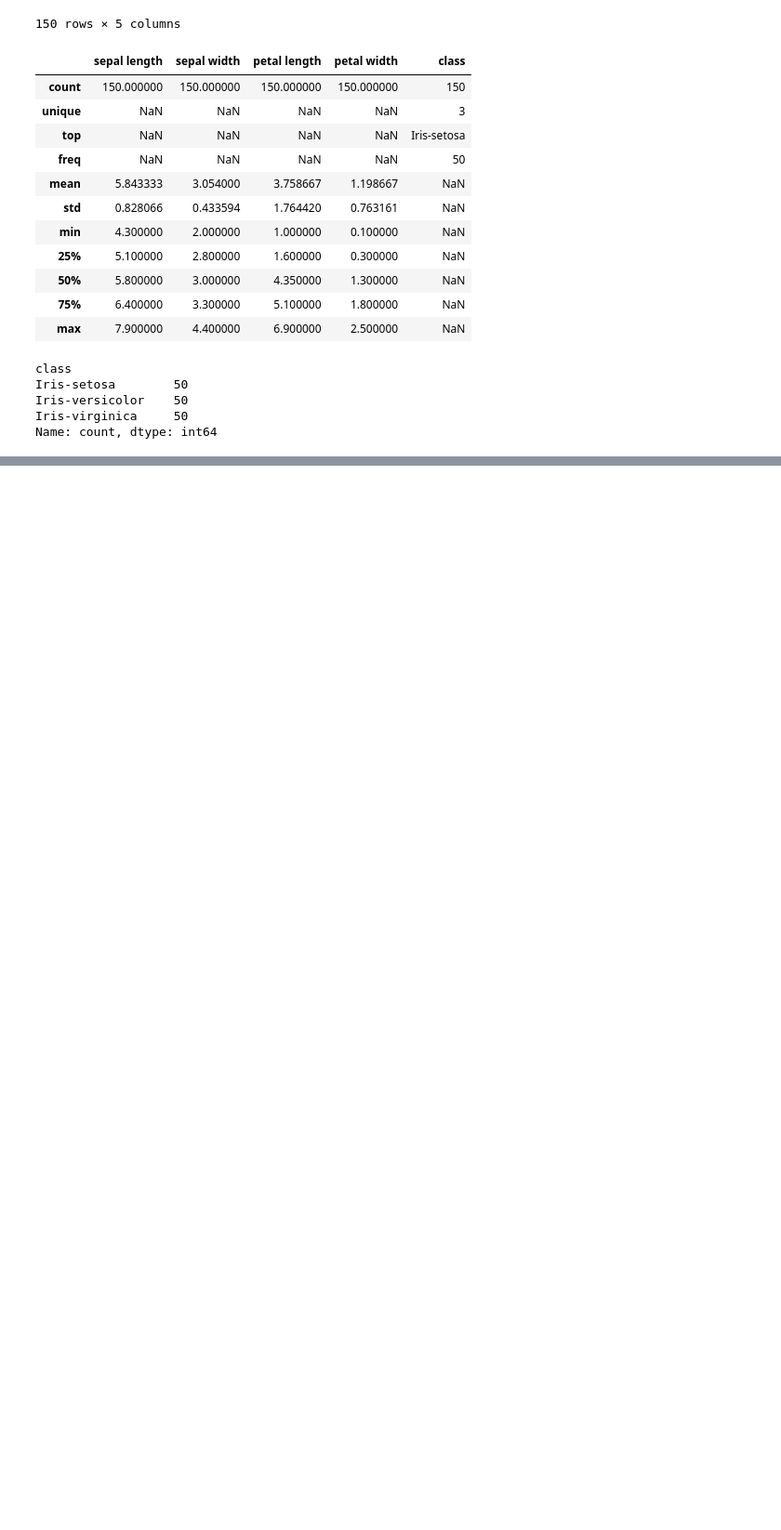
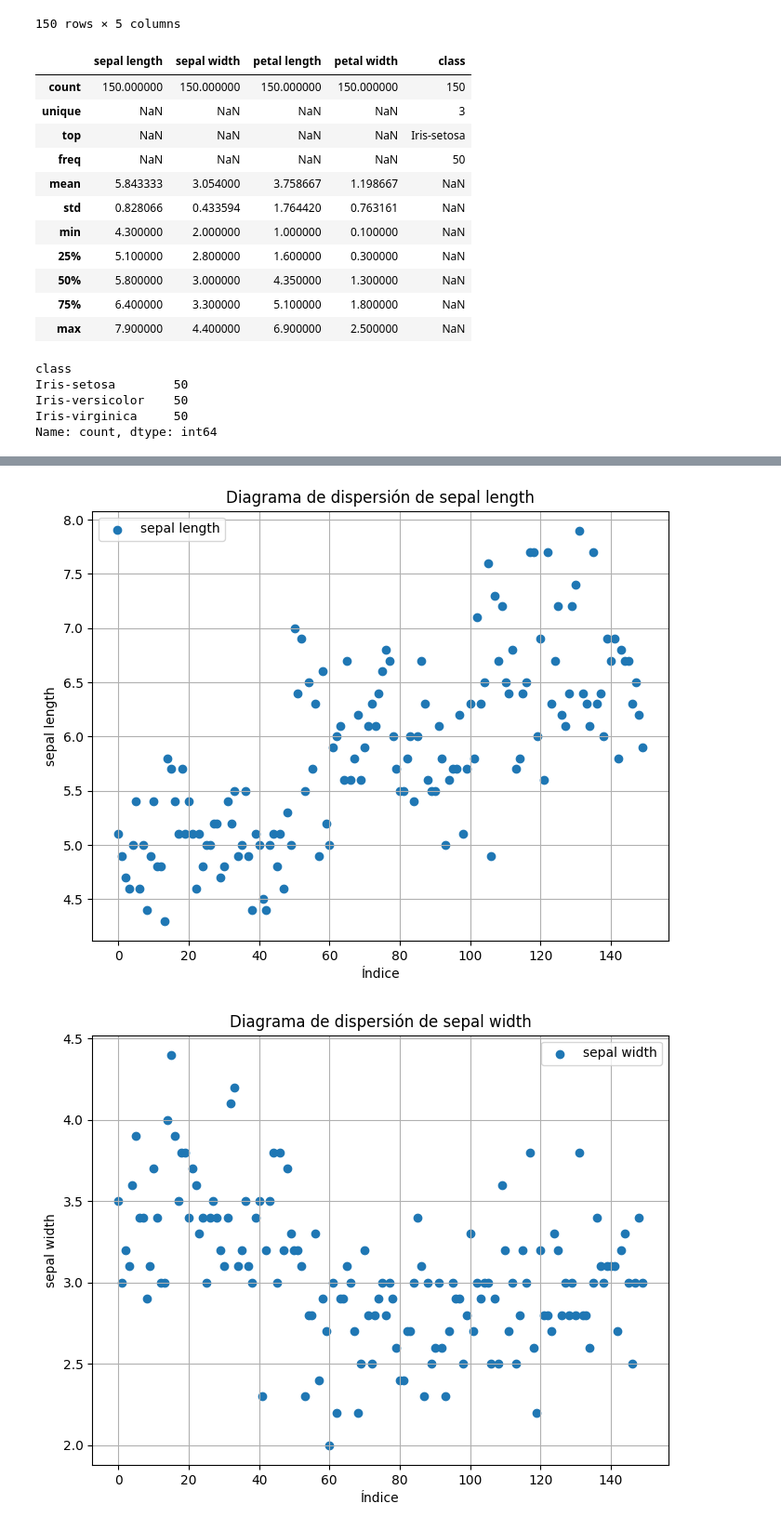
Before and after one commit to crst1970/uv_s2_25, a Jupyter notebook: Mineria/Data_iris.ipynb, the cells around one changed output, grey strips where cells are left out. Shown: that part at 93% size. Drawn from its saved outputs; the diff is of its cells as text; code cells hidden in the pictures; blank space fills up the shorter version.

```diff
--- a/Mineria/Data_iris.ipynb
+++ b/Mineria/Data_iris.ipynb
@@ -55,0 +76,13 @@ Name: count, dtype: int64
+# %%
+for i, column in enumerate(data.columns[:-1]):
+    plt.figure(figsize=(8, 6))
+    plt.scatter(data.index, data[column].values, label=column)
+    plt.title(f'Diagrama de dispersión de {column}')
+    plt.xlabel('Índice')
+    plt.grid()
+    plt.ylabel(column)
+    plt.legend()
+    plt.show()
+# %% [output]
+[figure, added]
+[figure, added]
```
Also changed, not shown: parts of 9 cells of this notebook, 26 other files.
